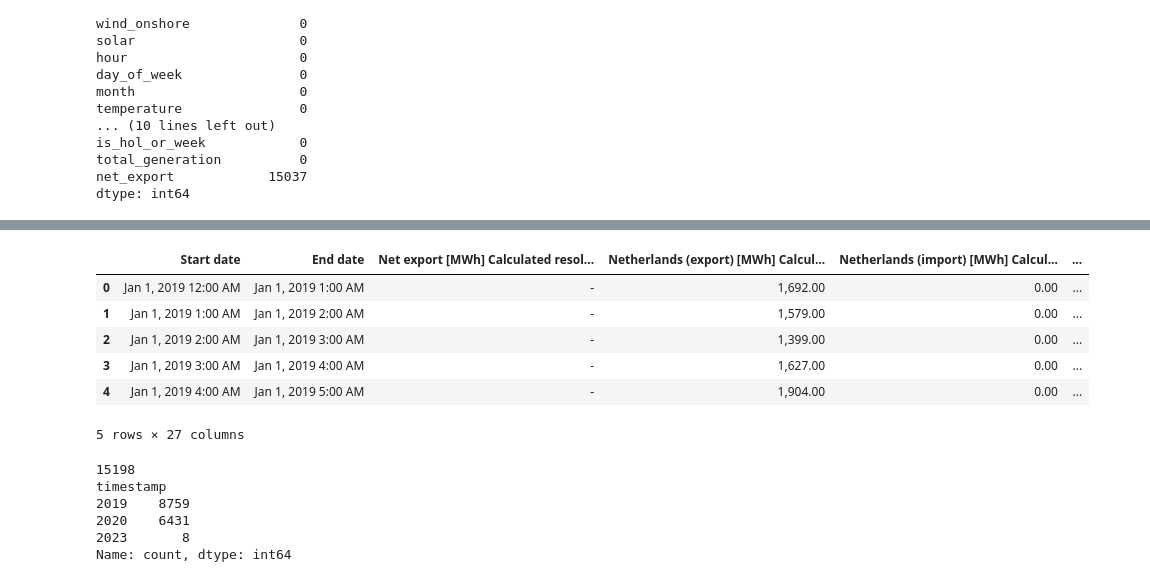
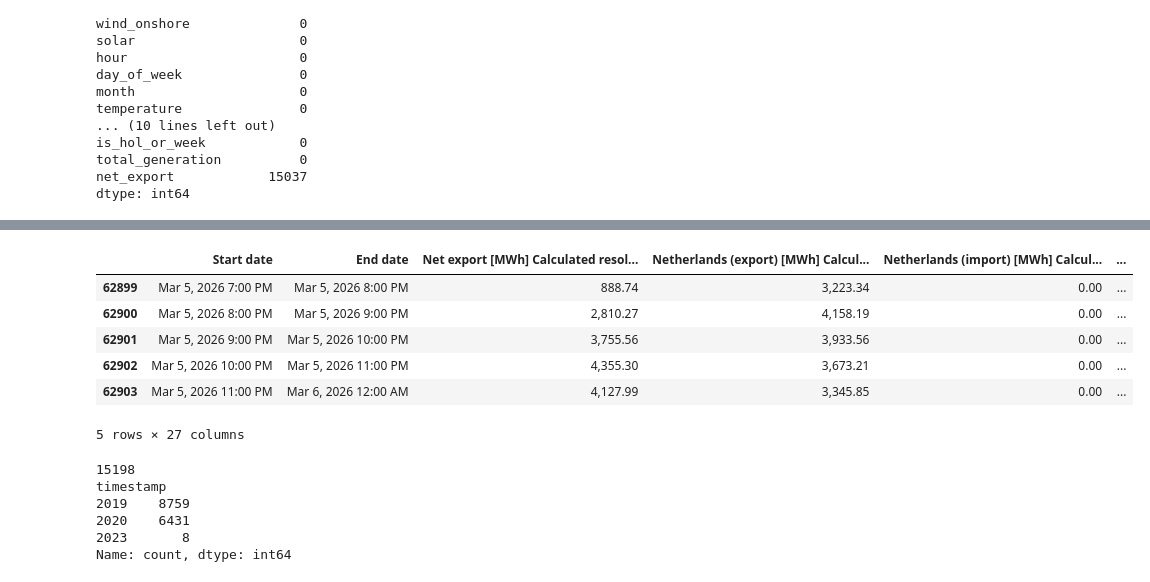
Before and after one commit to Josip007/WattWise, a Jupyter notebook: notebooks/Energy_Price_Data_Preparation.ipynb.ipynb, the cells around one changed output, grey strips where cells are left out. Cells and saved outputs as stored; diff of their text form; code cells hidden in the pictures.

```diff
--- a/notebooks/Energy_Price_Data_Preparation.ipynb.ipynb
+++ b/notebooks/Energy_Price_Data_Preparation.ipynb.ipynb
@@ -1026,12 +1042,12 @@ dtype: int64
 # %%
-cross.head()
+cross.tail()
 # %% [output]
 |  | Start date | End date | Net export [MWh] Calculated resol... | Netherlands (export) [MWh] Calcul... | Netherlands (import) [MWh] Calcul... | ... |
-| 0 | Jan 1, 2019 12:00 AM | Jan 1, 2019 1:00 AM | - | 1,692.00 | 0.00 | ... |
-| 1 | Jan 1, 2019 1:00 AM | Jan 1, 2019 2:00 AM | - | 1,579.00 | 0.00 | ... |
-| 2 | Jan 1, 2019 2:00 AM | Jan 1, 2019 3:00 AM | - | 1,399.00 | 0.00 | ... |
-| 3 | Jan 1, 2019 3:00 AM | Jan 1, 2019 4:00 AM | - | 1,627.00 | 0.00 | ... |
-| 4 | Jan 1, 2019 4:00 AM | Jan 1, 2019 5:00 AM | - | 1,904.00 | 0.00 | ... |
+| 62899 | Mar 5, 2026 7:00 PM | Mar 5, 2026 8:00 PM | 888.74 | 3,223.34 | 0.00 | ... |
+| 62900 | Mar 5, 2026 8:00 PM | Mar 5, 2026 9:00 PM | 2,810.27 | 4,158.19 | 0.00 | ... |
+| 62901 | Mar 5, 2026 9:00 PM | Mar 5, 2026 10:00 PM | 3,755.56 | 3,933.56 | 0.00 | ... |
+| 62902 | Mar 5, 2026 10:00 PM | Mar 5, 2026 11:00 PM | 4,355.30 | 3,673.21 | 0.00 | ... |
+| 62903 | Mar 5, 2026 11:00 PM | Mar 6, 2026 12:00 AM | 4,127.99 | 3,345.85 | 0.00 | ... |
 5 rows × 27 columns
 # %%
 # dealing with net_export missing values
```
Also changed, not shown: parts of 27 cells of this notebook, 8 other files.
